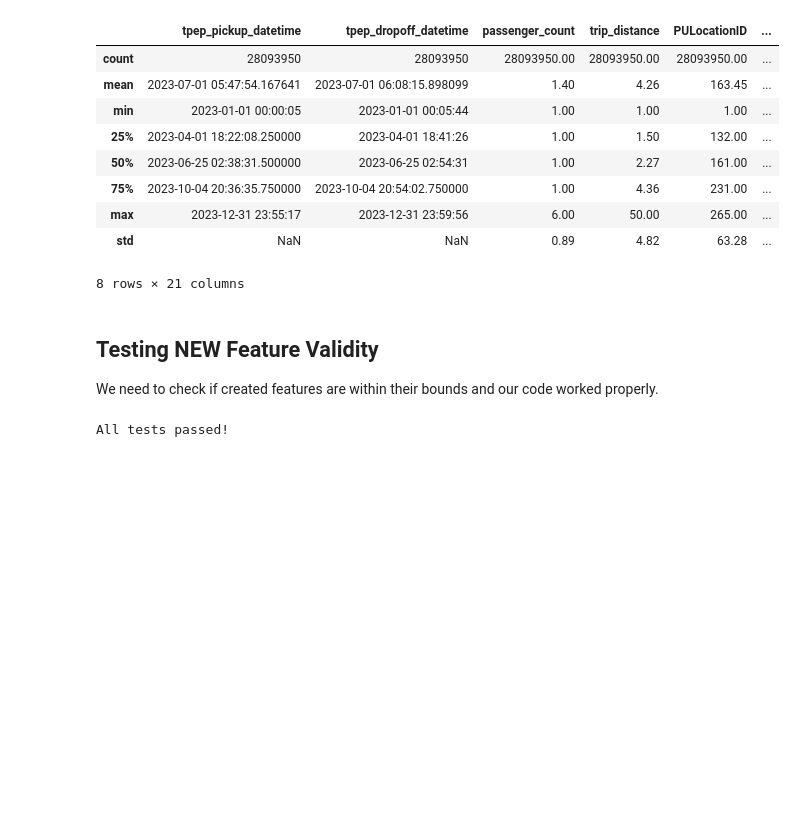
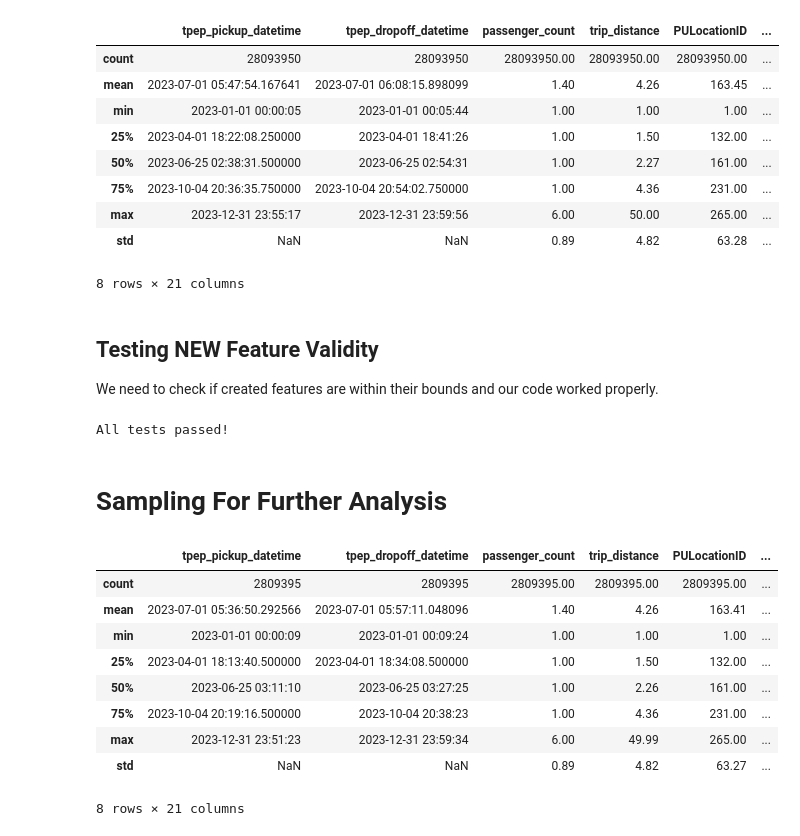
Before and after one commit to doli99/Advanced_Data_Analytics_Advanced_Programming_UNIL_MsCM_BA_Mariam_Dolidze_2024, a Jupyter notebook: 3. Feature_Engineering.ipynb, the cells around one changed output. Saved outputs shown, nothing was run; the diff lists cells and outputs as text; code cells hidden in the pictures; blank space fills up the shorter version.

```diff
--- a/3. Feature_Engineering.ipynb
+++ b/3. Feature_Engineering.ipynb
@@ -914,3 +914,21 @@ except AssertionError as e:
     print("Test failed:", e)
 # %% [output]
 All tests passed!
+# %% [markdown]
+# Sampling For Further Analysis
+# %%
+# Assume 'pickup_season' and 'time_of_day' are important categories
+sampled_df = cleaned_df.groupby(['pickup_season', 'pickup_time_of_day'], group_keys=False).apply(lambda x: x.sample(frac=0.1, random_state=42))
+# %%
+sampled_df.describe()
+# %% [output]
+|  | tpep_pickup_datetime | tpep_dropoff_datetime | passenger_count | trip_distance | PULocationID | ... |
+| count | 2809395 | 2809395 | 2809395.00 | 2809395.00 | 2809395.00 | ... |
+| mean | 2023-07-01 05:36:50.292566 | 2023-07-01 05:57:11.048096 | 1.40 | 4.26 | 163.41 | ... |
+| min | 2023-01-01 00:00:09 | 2023-01-01 00:09:24 | 1.00 | 1.00 | 1.00 | ... |
+| 25% | 2023-04-01 18:13:40.500000 | 2023-04-01 18:34:08.500000 | 1.00 | 1.50 | 132.00 | ... |
+| 50% | 2023-06-25 03:11:10 | 2023-06-25 03:27:25 | 1.00 | 2.26 | 161.00 | ... |
+| 75% | 2023-10-04 20:19:16.500000 | 2023-10-04 20:38:23 | 1.00 | 4.36 | 231.00 | ... |
+| max | 2023-12-31 23:51:23 | 2023-12-31 23:59:34 | 6.00 | 49.99 | 265.00 | ... |
+| std | NaN | NaN | 0.89 | 4.82 | 63.27 | ... |
+8 rows × 21 columns
```
Also changed, not shown: parts of 34 cells of this notebook.
